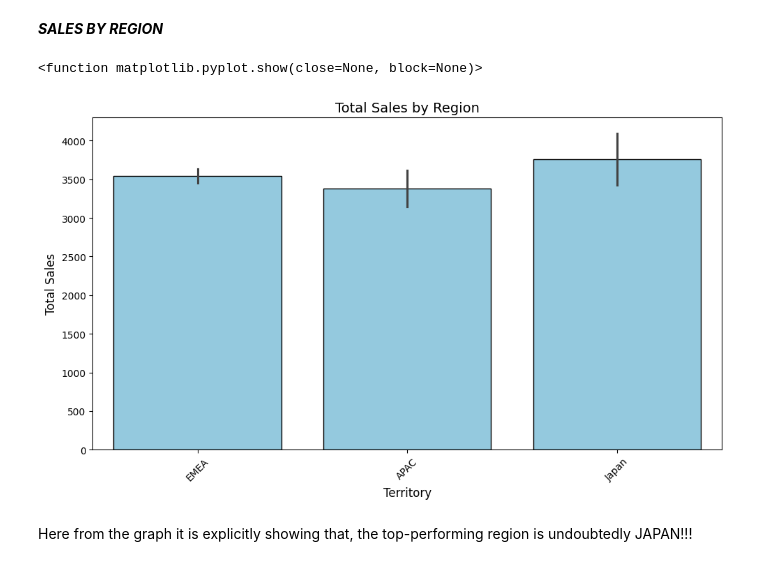
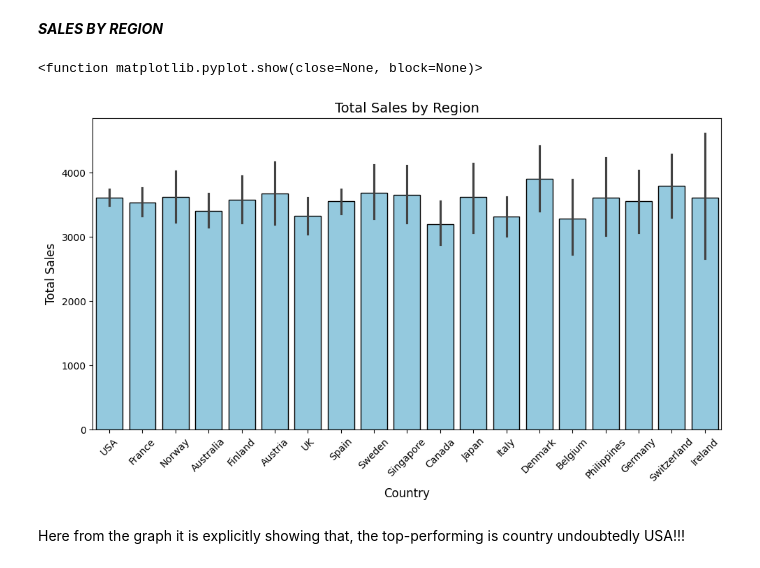
Before and after one commit to anaghasurendran145-maker/mmmm, a Jupyter notebook: Sales_level_1.ipynb, the cells around one changed output. Drawn from its saved outputs; the diff is of its cells as text; code cells hidden in the pictures.

```diff
--- a/Sales_level_1.ipynb
+++ b/Sales_level_1.ipynb
@@ -14,3 +56,9 @@ sales_data = pd.read_csv("/content/sales_data_sample.csv",encoding='latin1')
+# %%
+sales_data=sales_data.dropna()
+# %%
+sales_data=sales_data.drop_duplicates()
+# %%
+sales_data["ORDERDATE"]=pd.to_datetime(sales_data["ORDERDATE"])
 # %%
 sum=sales_data['SALES'].sum()
 sum
@@ -36,15 +119,15 @@ min
 ***SALES BY REGION***
 # %%
 plt.figure(figsize=(10,6))
-sns.barplot(data=sales_data,x='TERRITORY',y='SALES',color='skyblue',edgecolor='black')
+sns.barplot(data=sales_data,x='COUNTRY',y='SALES',color='skyblue',edgecolor='black')
 plt.title("Total Sales by Region",fontsize=14)
-plt.xlabel("Territory",fontsize=12)
+plt.xlabel("Country",fontsize=12)
 plt.ylabel("Total Sales",fontsize=12)
 plt.xticks(rotation=45)
 plt.tight_layout()
 plt.show
 # %% [output]
 <function matplotlib.pyplot.show(close=None, block=None)>
-[figure, old version]
+[figure, new version]
 # %% [markdown]
-Here from the graph it is explicitly showing that, the top-performing region is undoubtedly JAPAN!!!
+Here from the graph it is explicitly showing that, the top-performing is country undoubtedly USA!!!
```
Also changed, not shown: parts of 11 cells of this notebook.
